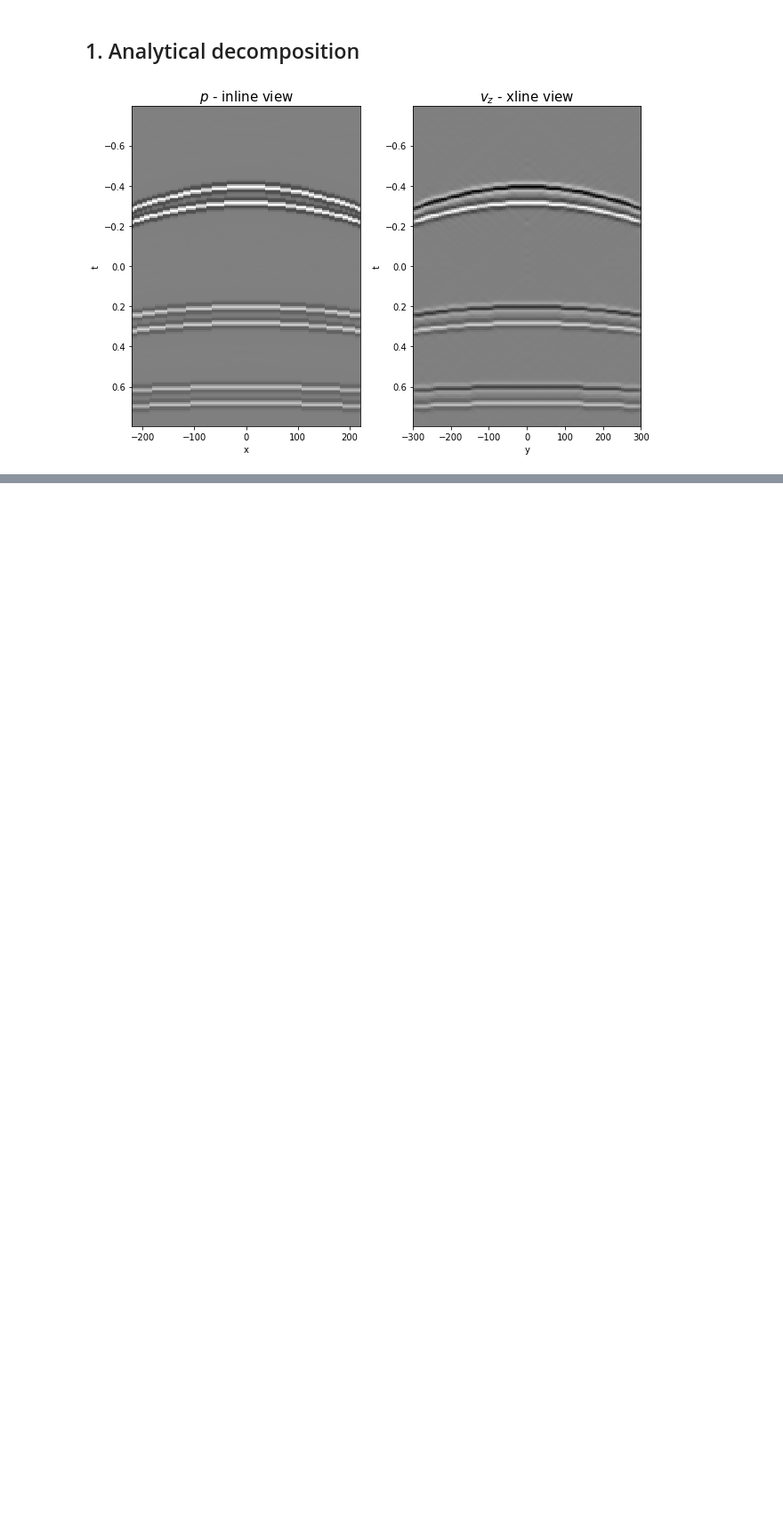
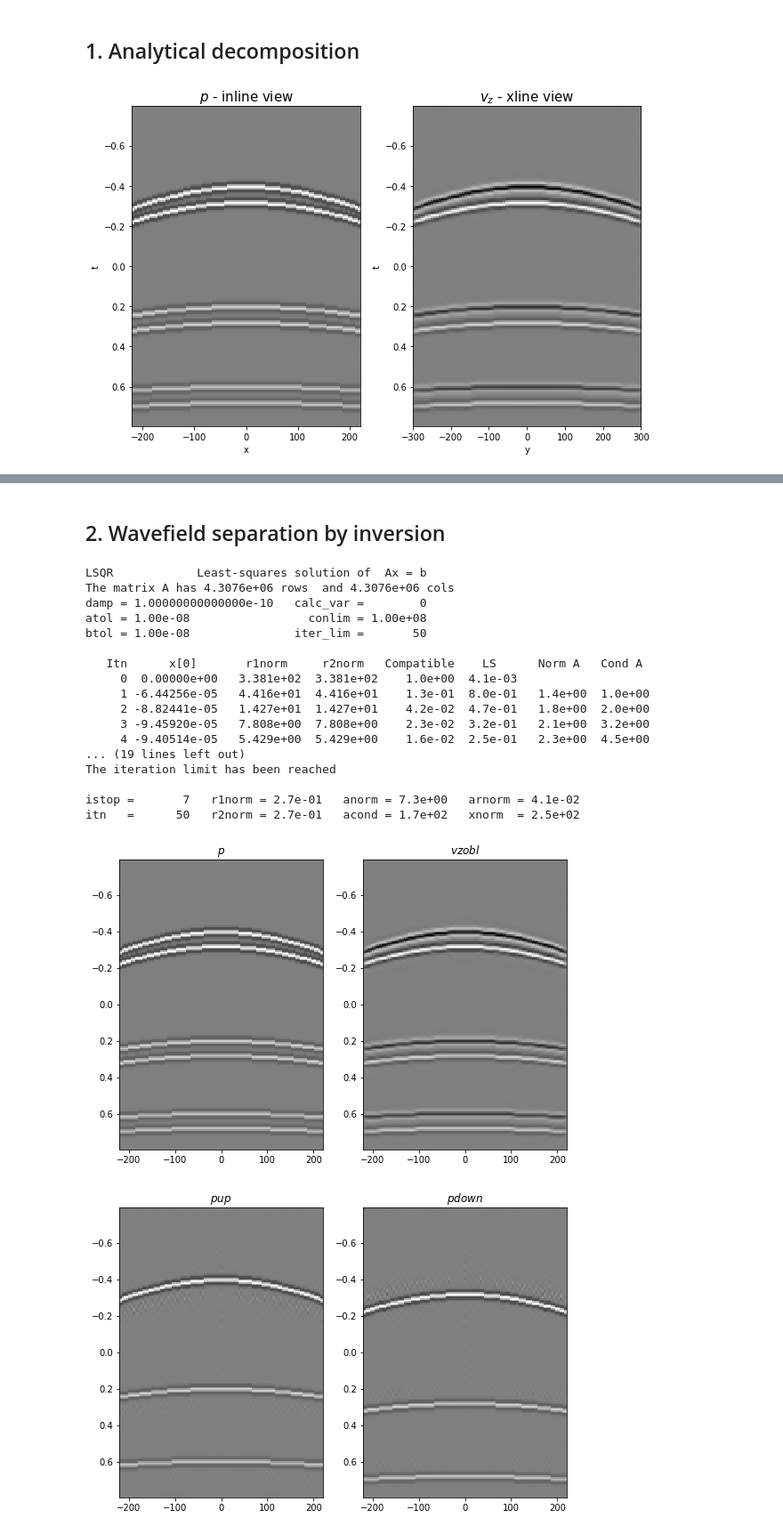
Before and after one commit to PyLops/pylops_notebooks, a Jupyter notebook: developement/WavefieldSeparation-Synthetic.ipynb, the cells around one changed output, grey strips where cells are left out. Shown at 89% size. Cells and saved outputs as stored; diff of their text form; code cells hidden in the pictures; blank space fills up the shorter version.

Commit message:
Added 3d examples to WavefieldSeparation-Synthetic.ipynb

```diff
--- a/developement/WavefieldSeparation-Synthetic.ipynb
+++ b/developement/WavefieldSeparation-Synthetic.ipynb
@@ -1020,0 +1017,70 @@ plt.legend()
+# %% [markdown]
+## 2. Wavefield separation by inversion
+# %%
+# adjoint and inverse
+dud_adj = np.real(S1op_scaled.H * d.flatten())
+dud_inv, istop, itn, r1norm, r2norm = lsqr(S1op_scaled, d_scaled.flatten(),
+                                           damp=1e-10, iter_lim=50, show=2)[0:5]
+dud_inv = np.real(dud_inv)
+
+dud_adj = dud_adj.reshape(2*par['ny'], par['nx'], par['nt'])
+dud_inv = dud_inv.reshape(2*par['ny'], par['nx'], par['nt'])
+
+pdown_adj, pup_adj= dud_adj[:par['ny']], dud_adj[par['ny']:]
+pdown_inv, pup_inv= dud_inv[:par['ny']], dud_inv[par['ny']:]
+
+fig, axs = plt.subplots(1, 2, figsize=(9,6))
+axs[0].imshow(p[par['ny']//2].T, cmap='gray', vmin=-np.abs(p).max(), vmax=np.abs(p).max(),
+              extent = (x.min(),x.max(),t2.max(),t2.min()))
+axs[0].set_title(r'$p$')
+axs[0].axis('tight')
+axs[1].imshow(vz_obl[par['ny']//2].T, cmap='gray', vmin=-np.abs(p).max(), vmax=np.abs(p).max(),
+              extent = (x.min(),x.max(),t2.max(),t2.min()))
+axs[1].set_title(r'$vzobl$')
+axs[1].axis('tight')
+
+fig, axs = plt.subplots(1, 2, figsize=(9,6))
+axs[0].imshow(pup_inv[par['ny']//2].T, cmap='gray', vmin=-np.abs(p).max(), vmax=np.abs(p).max(),
+              extent = (x.min(),x.max(),t2.max(),t2.min()))
+axs[0].set_title(r'$pup$')
+axs[0].axis('tight')
+axs[1].imshow(pdown_inv[par['ny']//2].T, cmap='gray', vmin=-np.abs(p).max(), vmax=np.abs(p).max(),
+              extent = (x.min(),x.max(),t2.max(),t2.min()))
+axs[1].set_title(r'$pdown$')
+axs[1].axis('tight')
+
+plt.figure(figsize=(14, 3))
+plt.plot(t, p[par['ny']//2, par['nx']//2], 'r', lw=2, label=r'$p$')
+plt.plot(t, vz_obl[par['ny']//2, par['nx']//2], '--b', lw=2, label=r'$v_z$')
+plt.ylim(-1, 1)
+plt.legend()
+plt.figure(figsize=(14, 3))
+plt.plot(t, pup_adj[par['ny']//2, par['nx']//2], 'r', lw=2, label=r'$p^-$ adj')
+plt.plot(t, pdown_adj[par['ny']//2, par['nx']//2], '--b', lw=2, label=r'$p^+$ adj')
+plt.ylim(-1, 1)
+plt.legend()
+plt.figure(figsize=(14, 3))
+plt.plot(t, pup_inv[par['ny']//2, par['nx']//2], 'r', lw=2, label=r'$p^-$')
+plt.plot(t, pdown_inv[par['ny']//2, par['nx']//2], '--b', lw=2, label=r'$p^+$')
+plt.ylim(-1, 1)
+plt.legend();
+# %% [output]
+LSQR            Least-squares solution of  Ax = b
+The matrix A has 4.3076e+06 rows  and 4.3076e+06 cols
+damp = 1.00000000000000e-10   calc_var =        0
+atol = 1.00e-08                 conlim = 1.00e+08
+btol = 1.00e-08               iter_lim =       50
+
+   Itn      x[0]       r1norm     r2norm   Compatible    LS      Norm A   Cond A
+     0  0.00000e+00   3.381e+02  3.381e+02    1.0e+00  4.1e-03
+     1 -6.44256e-05   4.416e+01  4.416e+01    1.3e-01  8.0e-01   1.4e+00  1.0e+00
+     2 -8.82441e-05   1.427e+01  1.427e+01    4.2e-02  4.7e-01   1.8e+00  2.0e+00
+     3 -9.45920e-05   7.808e+00  7.808e+00    2.3e-02  3.2e-01   2.1e+00  3.2e+00
+     4 -9.40514e-05   5.429e+00  5.429e+00    1.6e-02  2.5e-01   2.3e+00  4.5e+00
+... (19 lines left out)
+The iteration limit has been reached
+
+istop =       7   r1norm = 2.7e-01   anorm = 7.3e+00   arnorm = 4.1e-02
+itn   =      50   r2norm = 2.7e-01   acond = 1.7e+02   xnorm  = 2.5e+02
+[figure, added]
+[figure, added]
```
Also changed, not shown: parts of 8 cells of this notebook.
